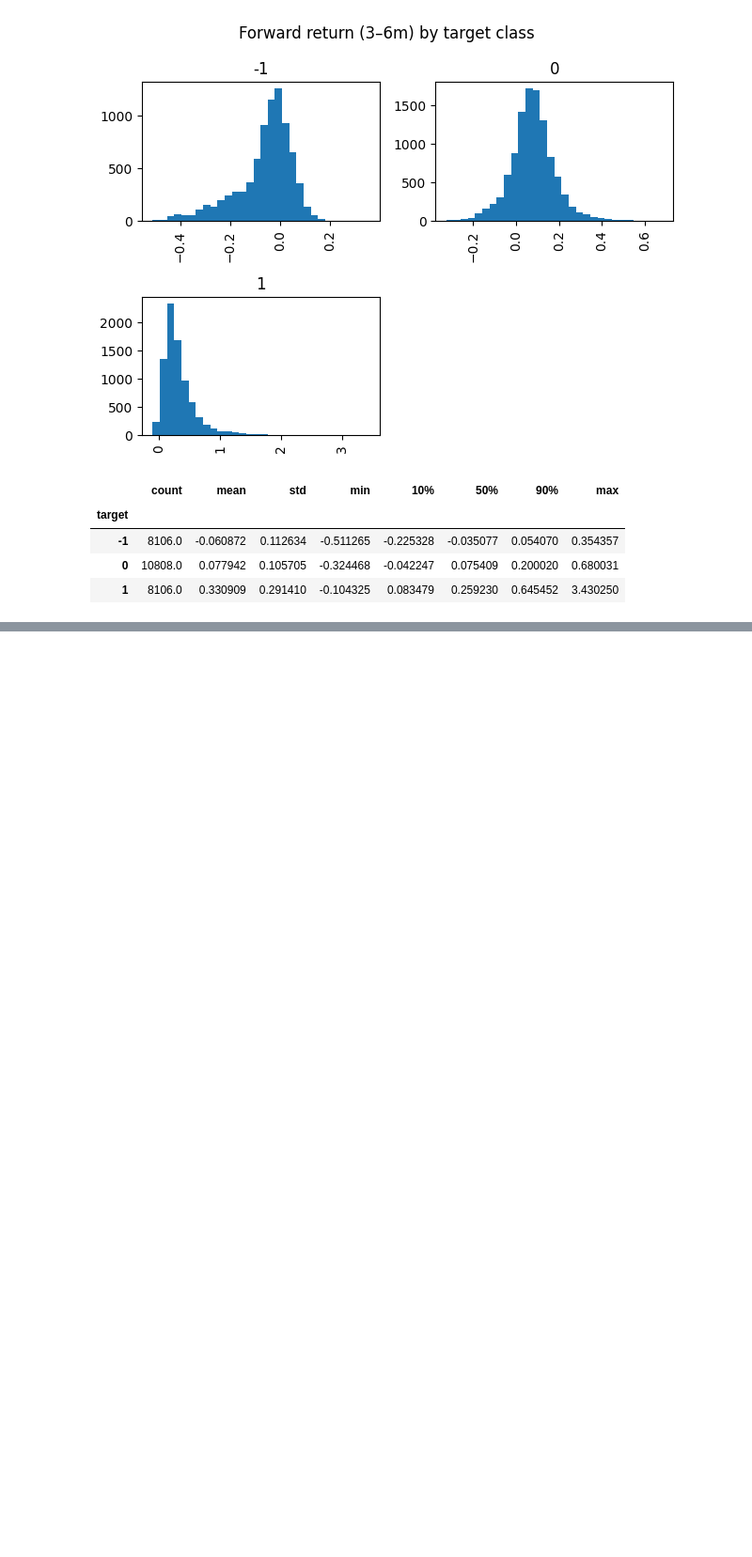
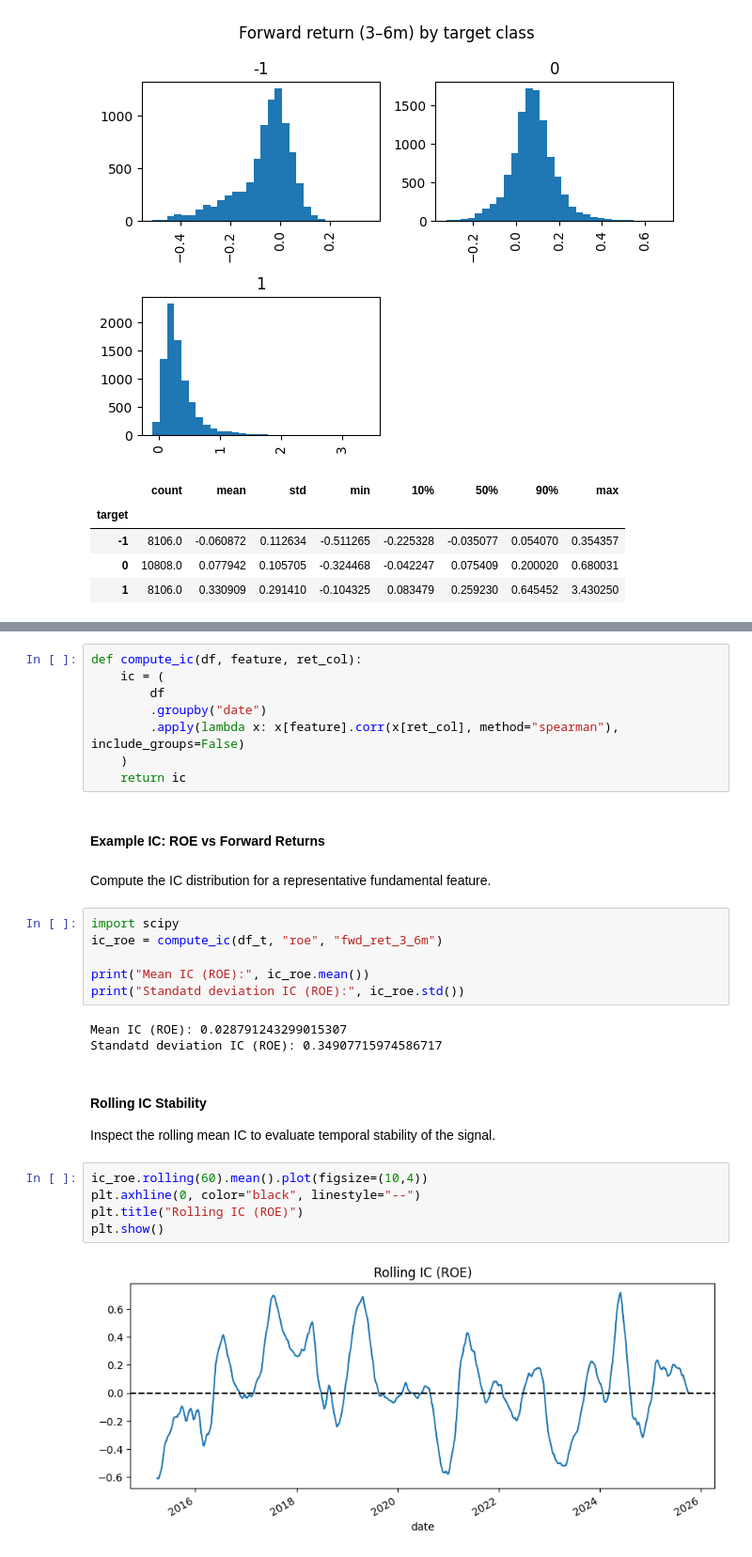
Before and after one commit to IgorDragone/hybrid-stock-prediction-thesis, a Jupyter notebook: notebooks/04_target_construction.ipynb, the cells around one changed output, grey strips where cells are left out. Shown at 94% size. Cells and saved outputs as stored; diff of their text form; blank space fills up the shorter version.

```diff
--- a/notebooks/04_target_construction.ipynb
+++ b/notebooks/04_target_construction.ipynb
@@ -106,0 +129,31 @@ These checks jointly confirm that the target is well-defined, balanced enough fo
+# %%
+def compute_ic(df, feature, ret_col):
+    ic = (
+        df
+        .groupby("date")
+        .apply(lambda x: x[feature].corr(x[ret_col], method="spearman"), include_groups=False)
+    )
+    return ic
+# %% [markdown]
+#### Example IC: ROE vs Forward Returns
+# %% [markdown]
+Compute the IC distribution for a representative fundamental feature.
+# %%
+import scipy
+ic_roe = compute_ic(df_t, "roe", "fwd_ret_3_6m")
+
+print("Mean IC (ROE):", ic_roe.mean())
+print("Standatd deviation IC (ROE):", ic_roe.std())
+# %% [output]
+Mean IC (ROE): 0.028791243299015307
+Standatd deviation IC (ROE): 0.34907715974586717
+# %% [markdown]
+#### Rolling IC Stability
+Inspect the rolling mean IC to evaluate temporal stability of the signal.
+# %%
+ic_roe.rolling(60).mean().plot(figsize=(10,4))
+plt.axhline(0, color="black", linestyle="--")
+plt.title("Rolling IC (ROE)")
+plt.show()
+# %% [output]
+[figure, added]
```
Also changed, not shown: parts of 27 cells of this notebook, 1 other file.
